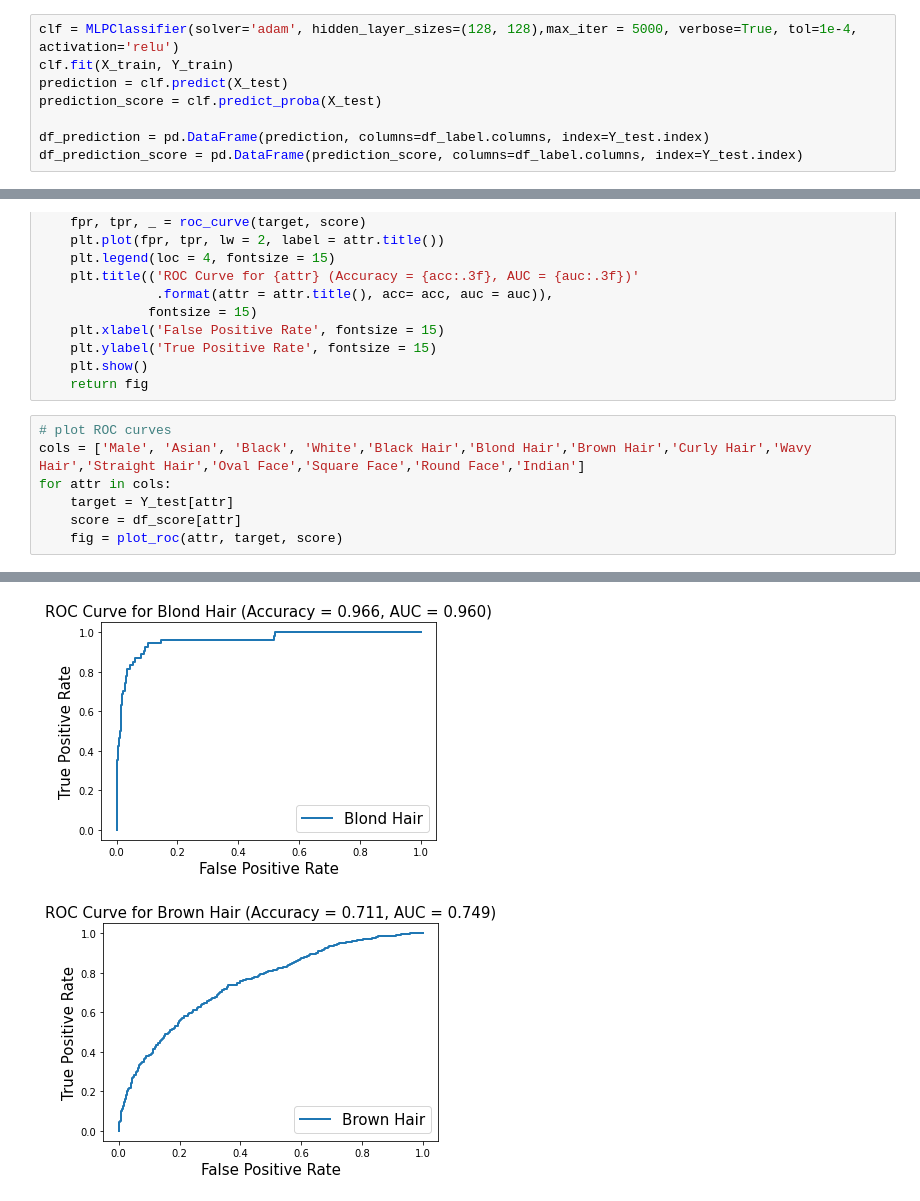
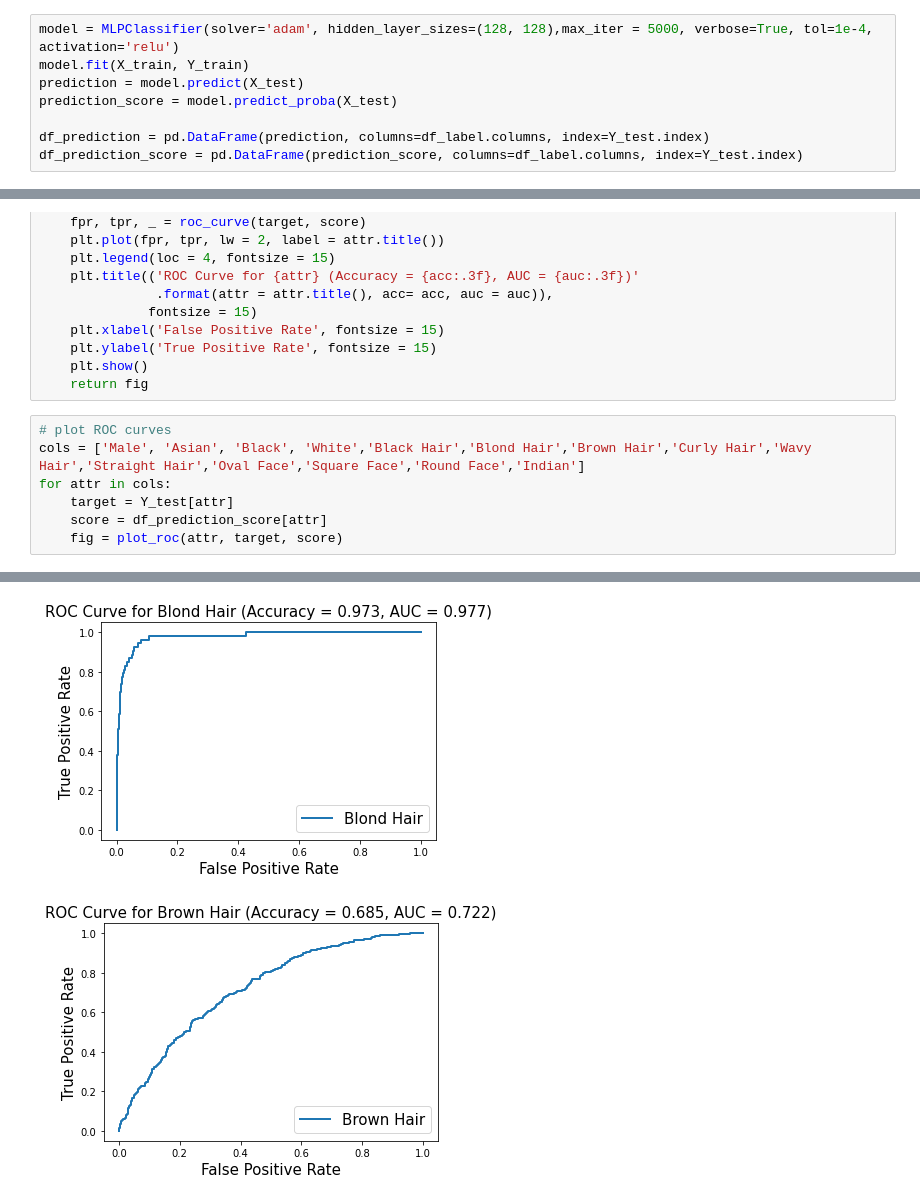
Before and after one commit to arthurteboul17/ML_emlyon, a Jupyter notebook: model.ipynb, the cells around one changed output, grey strips where cells are left out. Cells and saved outputs as stored; diff of their text form.

```diff
--- a/model.ipynb
+++ b/model.ipynb
@@ -117,9 +127,9 @@ X_test
 1227 rows × 128 columns
 # %%
-clf = MLPClassifier(solver='adam', hidden_layer_sizes=(128, 128),max_iter = 5000, verbose=True, tol=1e-4, activation='relu')
-clf.fit(X_train, Y_train)
-prediction = clf.predict(X_test)
-prediction_score = clf.predict_proba(X_test)
+model = MLPClassifier(solver='adam', hidden_layer_sizes=(128, 128),max_iter = 5000, verbose=True, tol=1e-4, activation='relu')
+model.fit(X_train, Y_train)
+prediction = model.predict(X_test)
+prediction_score = model.predict_proba(X_test)
 
 df_prediction = pd.DataFrame(prediction, columns=df_label.columns, index=Y_test.index)
 df_prediction_score = pd.DataFrame(prediction_score, columns=df_label.columns, index=Y_test.index)
@@ -229,6 +231,6 @@ def plot_roc(attr, target, score):
 cols = ['Male', 'Asian', 'Black', 'White','Black Hair','Blond Hair','Brown Hair','Curly Hair','Wavy Hair','Straight Hair','Oval Face','Square Face','Round Face','Indian']
 for attr in cols:
     target = Y_test[attr]
-    score = df_score[attr]
+    score = df_prediction_score[attr]
     fig = plot_roc(attr, target, score)
 # %% [output]
@@ -240,2 +242,2 @@ for attr in cols:
-[figure, old version]
+[figure, new version]
-[figure, old version]
+[figure, new version]
```
Also changed, not shown: parts of 24 cells of this notebook, 2 other files.
